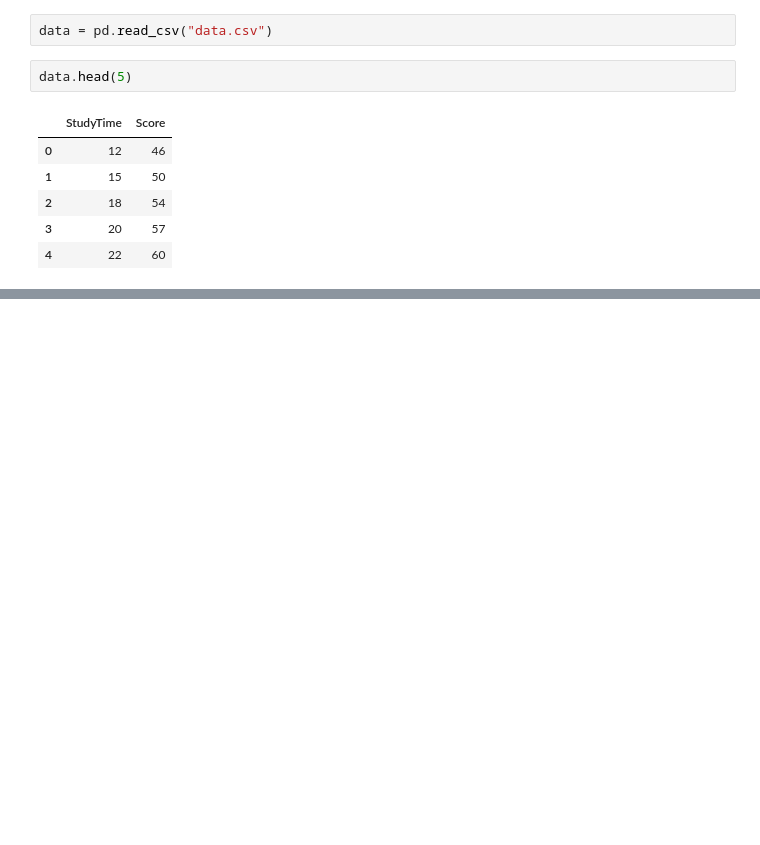
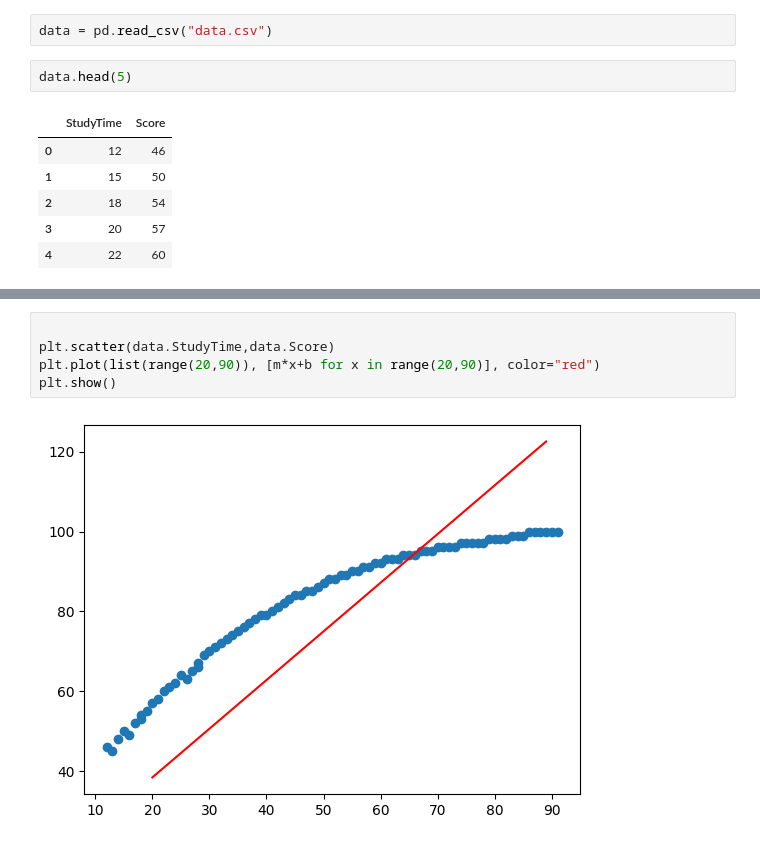
Before and after one commit to Hariprasath191/Project-Based-Learnings, a Jupyter notebook: Linear Regression/Linear Regression From Scratch in Python (Mathematical).ipynb, the cells around one changed output, grey strips where cells are left out. Cells and saved outputs as stored; diff of their text form; blank space fills up the shorter version.

```diff
--- a/Linear Regression/Linear Regression From Scratch in Python (Mathematical).ipynb
+++ b/Linear Regression/Linear Regression From Scratch in Python (Mathematical).ipynb
@@ -15,0 +83,7 @@ data.head(5)
+# %%
+
+plt.scatter(data.StudyTime,data.Score)
+plt.plot(list(range(20,90)), [m*x+b for x in range(20,90)], color="red")
+plt.show()
+# %% [output]
+[figure, added]
```
Also changed, not shown: parts of 6 cells of this notebook.
